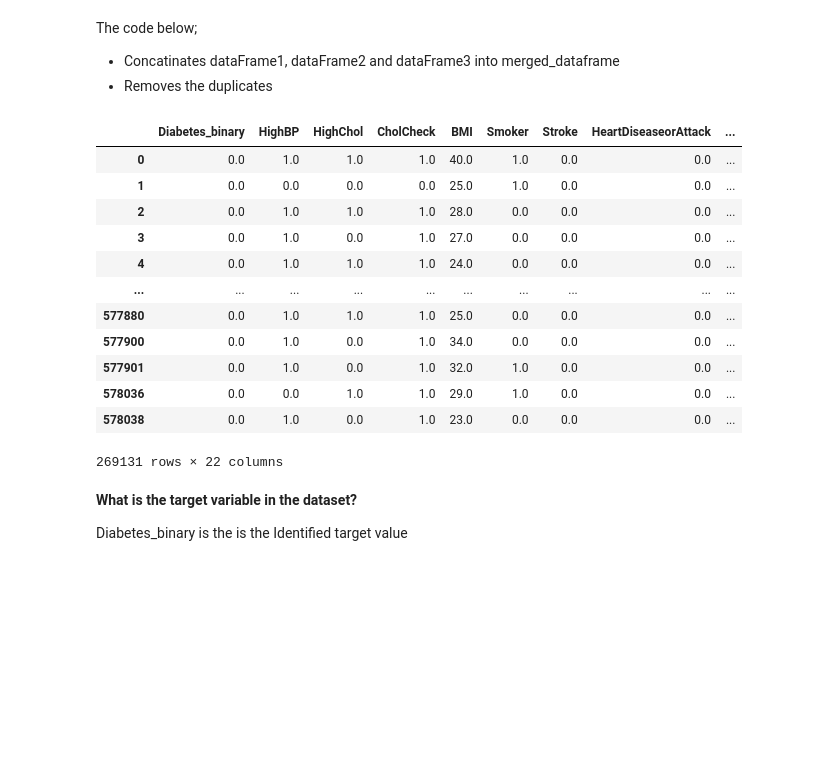
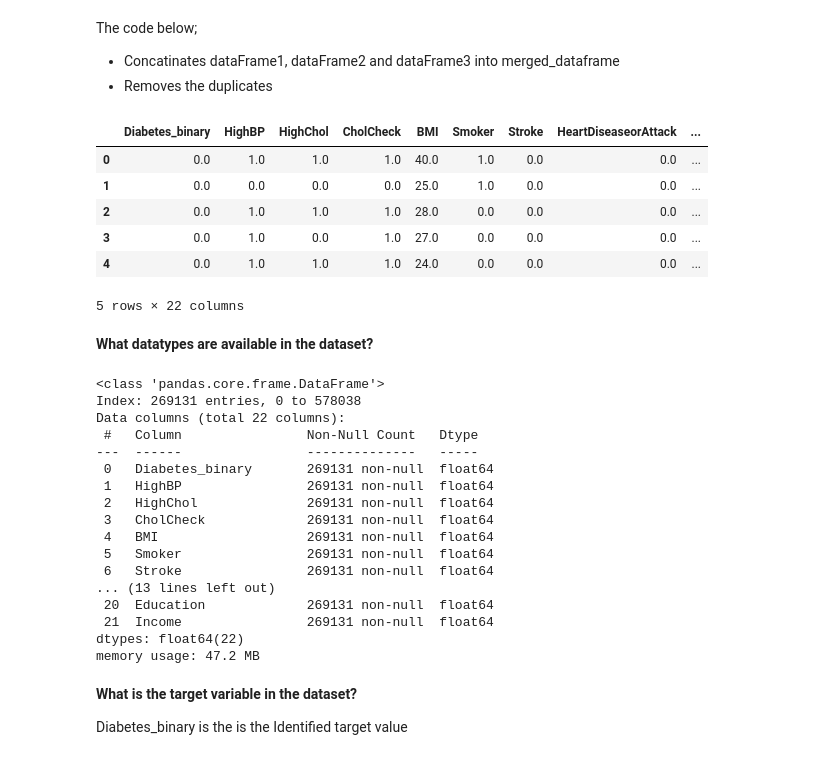
Before and after one commit to bertonag/MCS-7103-Gilbert-Nyakana, a Jupyter notebook: diabetesHealthIndicators.ipynb, the cells around one changed output. Cells and saved outputs as stored; diff of their text form; code cells hidden in the pictures; blank space fills up the shorter version.

```diff
--- a/diabetesHealthIndicators.ipynb
+++ b/diabetesHealthIndicators.ipynb
@@ -127,21 +128,38 @@ merged_dataframe = pd.concat([dataFrame1,dataFrame2,dataFrame3], axis=0, ignore_
 merged_dataframe = merged_dataframe.drop_duplicates()
 # %%
 #Display the merged_dataframe
-merged_dataframe
+merged_dataframe.head(5)
 # %% [output]
 |  | Diabetes_binary | HighBP | HighChol | CholCheck | BMI | Smoker | Stroke | HeartDiseaseorAttack | ... |
 | 0 | 0.0 | 1.0 | 1.0 | 1.0 | 40.0 | 1.0 | 0.0 | 0.0 | ... |
 | 1 | 0.0 | 0.0 | 0.0 | 0.0 | 25.0 | 1.0 | 0.0 | 0.0 | ... |
 | 2 | 0.0 | 1.0 | 1.0 | 1.0 | 28.0 | 0.0 | 0.0 | 0.0 | ... |
 | 3 | 0.0 | 1.0 | 0.0 | 1.0 | 27.0 | 0.0 | 0.0 | 0.0 | ... |
 | 4 | 0.0 | 1.0 | 1.0 | 1.0 | 24.0 | 0.0 | 0.0 | 0.0 | ... |
-| ... | ... | ... | ... | ... | ... | ... | ... | ... | ... |
-| 577880 | 0.0 | 1.0 | 1.0 | 1.0 | 25.0 | 0.0 | 0.0 | 0.0 | ... |
-| 577900 | 0.0 | 1.0 | 0.0 | 1.0 | 34.0 | 0.0 | 0.0 | 0.0 | ... |
-| 577901 | 0.0 | 1.0 | 0.0 | 1.0 | 32.0 | 1.0 | 0.0 | 0.0 | ... |
-| 578036 | 0.0 | 0.0 | 1.0 | 1.0 | 29.0 | 1.0 | 0.0 | 0.0 | ... |
-| 578038 | 0.0 | 1.0 | 0.0 | 1.0 | 23.0 | 0.0 | 0.0 | 0.0 | ... |
-269131 rows × 22 columns
+5 rows × 22 columns
+# %% [markdown]
+**What datatypes are available in the dataset?**
+# %%
+#Lookout for the data types being used
+merged_dataframe.info()
+# %% [output]
+<class 'pandas.core.frame.DataFrame'>
+Index: 269131 entries, 0 to 578038
+Data columns (total 22 columns):
+ #   Column                Non-Null Count   Dtype
+---  ------                --------------   -----
+ 0   Diabetes_binary       269131 non-null  float64
+ 1   HighBP                269131 non-null  float64
+ 2   HighChol              269131 non-null  float64
+ 3   CholCheck             269131 non-null  float64
+ 4   BMI                   269131 non-null  float64
+ 5   Smoker                269131 non-null  float64
+ 6   Stroke                269131 non-null  float64
+... (13 lines left out)
+ 20  Education             269131 non-null  float64
+ 21  Income                269131 non-null  float64
+dtypes: float64(22)
+memory usage: 47.2 MB
 # %% [markdown]
 **What is the target variable in the dataset?**
 
```
Also changed, not shown: parts of 11 cells of this notebook.
